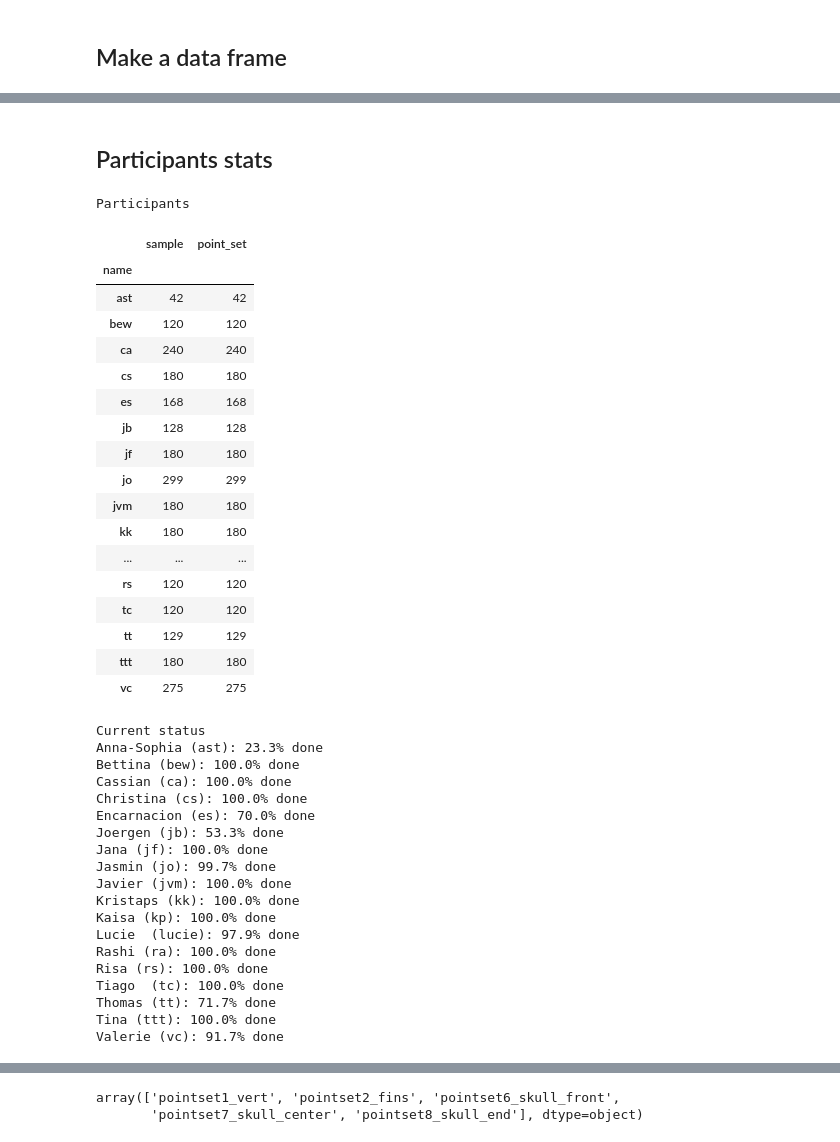
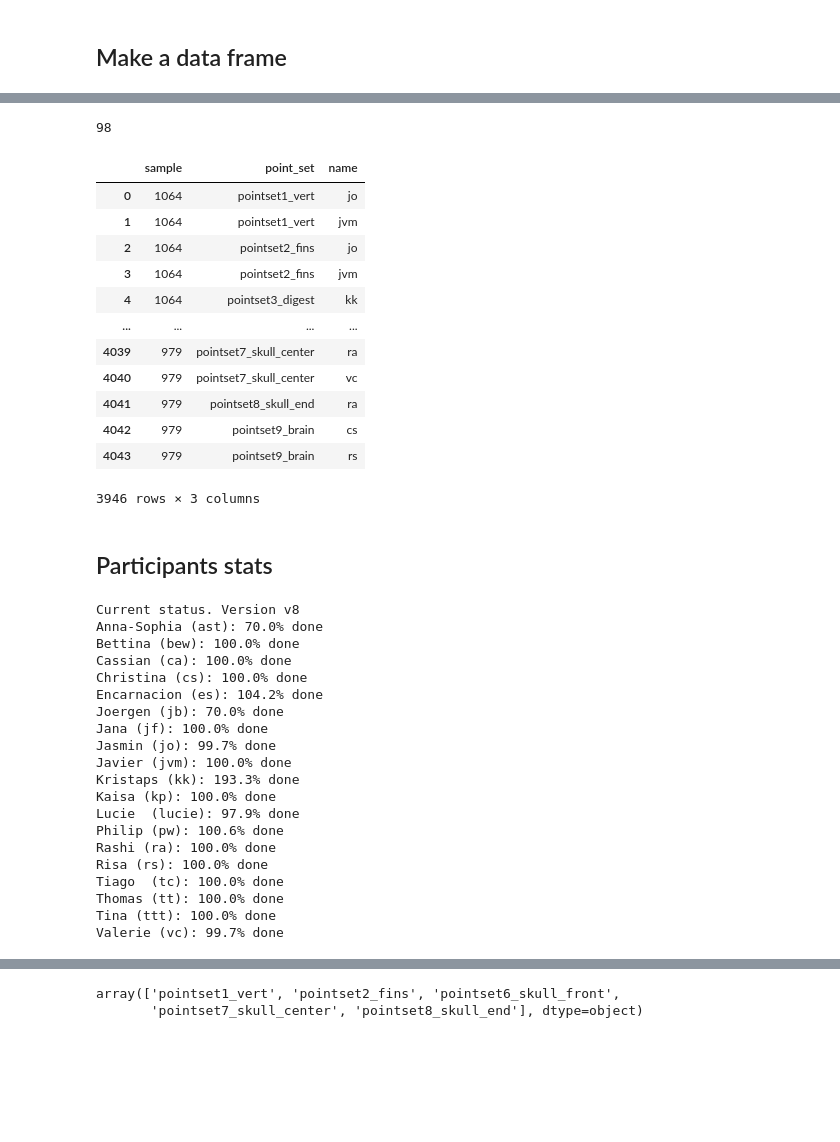
Before and after one commit to axruff/Medaka, a Jupyter notebook: LandmarksCheck.ipynb, the cells around one changed output, grey strips where cells are left out. Drawn from its saved outputs; the diff is of its cells as text; code cells hidden in the pictures; blank space fills up the shorter version.

```diff
--- a/LandmarksCheck.ipynb
+++ b/LandmarksCheck.ipynb
@@ -430,51 +475,49 @@ df
+# %%
+df["sample"] = pd.to_numeric(df["sample"])
+# %%
+print(len(df[df['sample']>1500]))
+df = df.drop(df[df['sample']>1500].index)
+df
+# %% [output]
+98
+|  | sample | point_set | name |
+| 0 | 1064 | pointset1_vert | jo |
+| 1 | 1064 | pointset1_vert | jvm |
+| 2 | 1064 | pointset2_fins | jo |
+| 3 | 1064 | pointset2_fins | jvm |
+| 4 | 1064 | pointset3_digest | kk |
+| ... | ... | ... | ... |
+| 4039 | 979 | pointset7_skull_center | ra |
+| 4040 | 979 | pointset7_skull_center | vc |
+| 4041 | 979 | pointset8_skull_end | ra |
+| 4042 | 979 | pointset9_brain | cs |
+| 4043 | 979 | pointset9_brain | rs |
+3946 rows × 3 columns
 # %% [markdown]
 ## Participants stats
-# %%
-print('Participants')
-res = df.groupby(['name']).count()
-res
-# %% [output]
-Participants
-|  | sample | point_set |
-| name |  |  |
-| ast | 42 | 42 |
-| bew | 120 | 120 |
-| ca | 240 | 240 |
-| cs | 180 | 180 |
-| es | 168 | 168 |
-| jb | 128 | 128 |
-| jf | 180 | 180 |
-| jo | 299 | 299 |
-| jvm | 180 | 180 |
-| kk | 180 | 180 |
-| ... | ... | ... |
-| rs | 120 | 120 |
-| tc | 120 | 120 |
-| tt | 129 | 129 |
-| ttt | 180 | 180 |
-| vc | 275 | 275 |
 # %%
-print('Current status')
+print(f'Current status. Version {VERSION}')
 for name in res.index:
     print(f"{participants_names[name]} ({name}): {round(res.loc[name]['point_set'] / (participants_pointset_count[name]*60) * 100 ,1)}% done")
     #print(res.loc[name]['point_set'])
 # %% [output]
-Current status
-Anna-Sophia (ast): 23.3% done
+Current status. Version v8
+Anna-Sophia (ast): 70.0% done
 Bettina (bew): 100.0% done
 Cassian (ca): 100.0% done
 Christina (cs): 100.0% done
-Encarnacion (es): 70.0% done
-Joergen (jb): 53.3% done
+Encarnacion (es): 104.2% done
+Joergen (jb): 70.0% done
 Jana (jf): 100.0% done
 Jasmin (jo): 99.7% done
 Javier (jvm): 100.0% done
-Kristaps (kk): 100.0% done
+Kristaps (kk): 193.3% done
 Kaisa (kp): 100.0% done
 Lucie  (lucie): 97.9% done
+Philip (pw): 100.6% done
 Rashi (ra): 100.0% done
 Risa (rs): 100.0% done
 Tiago  (tc): 100.0% done
-Thomas (tt): 71.7% done
+Thomas (tt): 100.0% done
 Tina (ttt): 100.0% done
-Valerie (vc): 91.7% done
+Valerie (vc): 99.7% done
```
Also changed, not shown: parts of 25 cells of this notebook.
